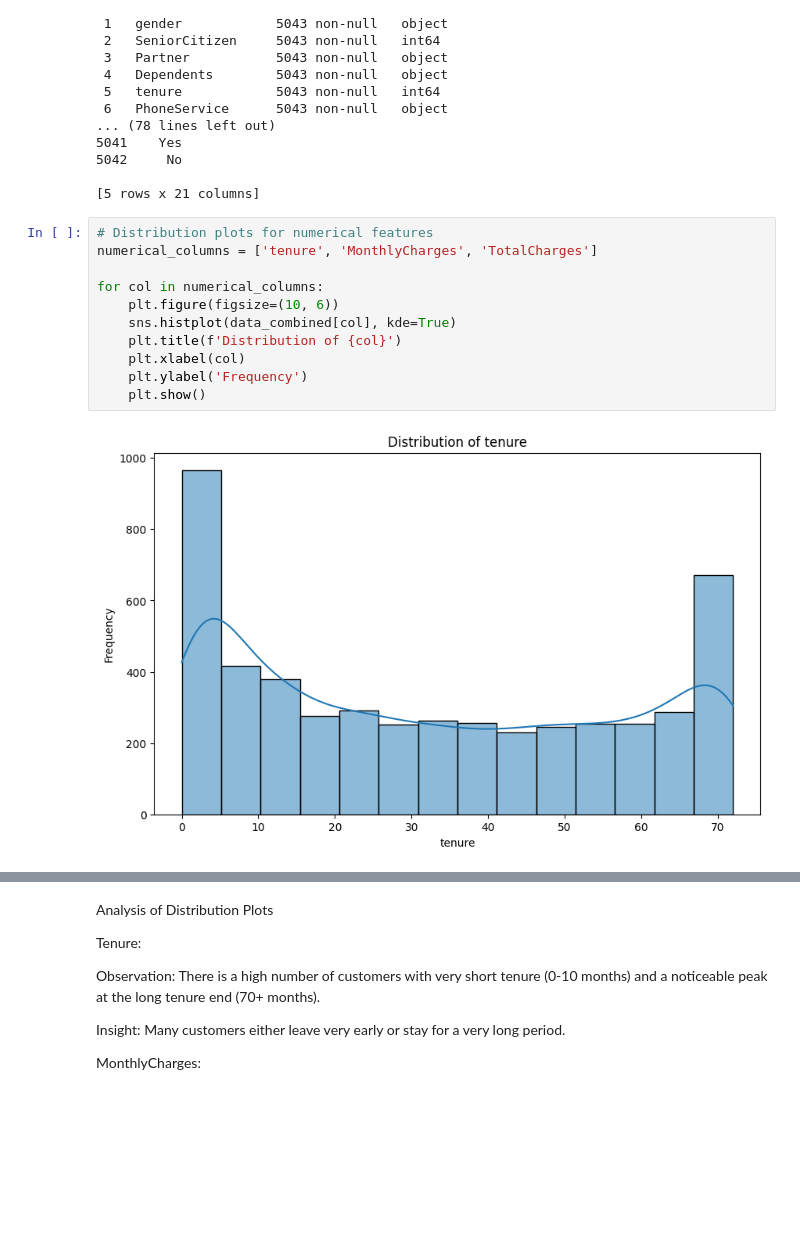
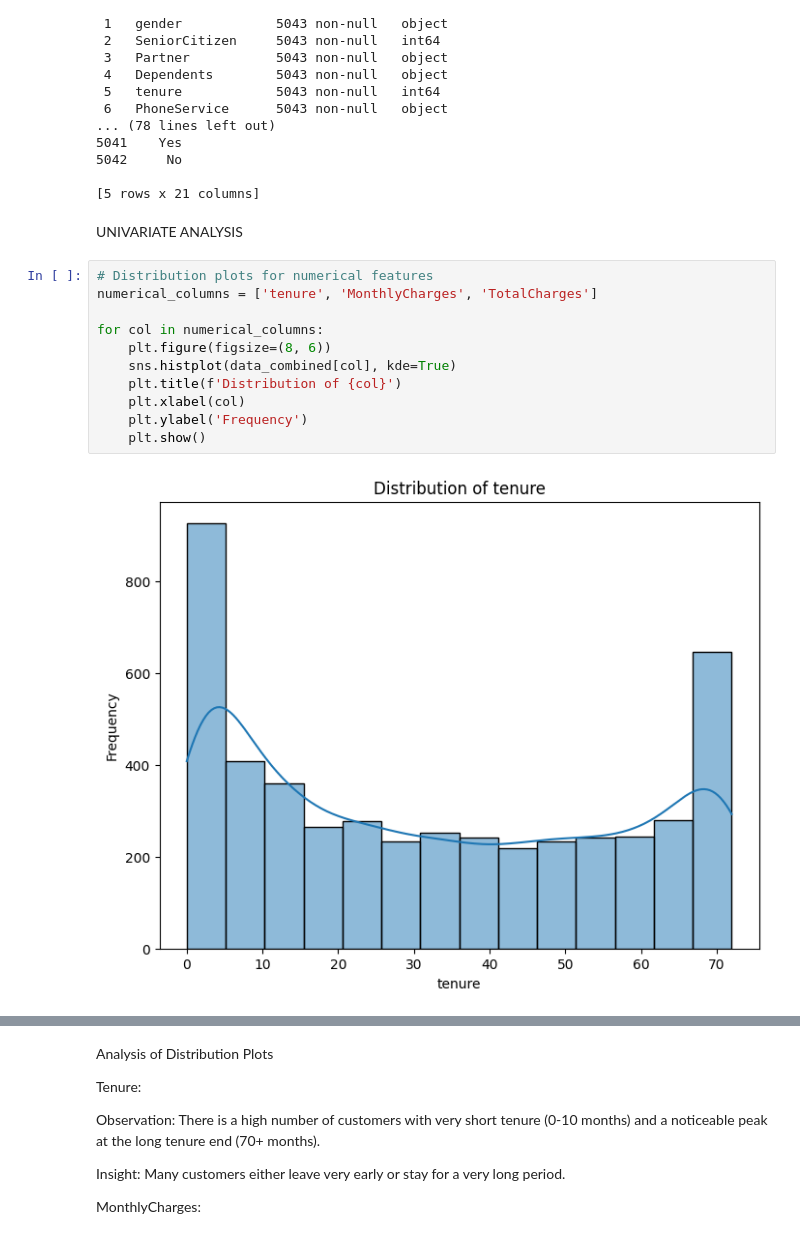
Before and after one commit to MillicentAgyir/LP2-Classification-Project, a Jupyter notebook: Notebooks/main.ipynb, the cells around one changed output, grey strips where cells are left out. Saved outputs shown, nothing was run; the diff lists cells and outputs as text; blank space fills up the shorter version.

```diff
--- a/Notebooks/main.ipynb
+++ b/Notebooks/main.ipynb
@@ -307,16 +307,18 @@ Data columns (total 21 columns):
 5042     No
 
 [5 rows x 21 columns]
+# %% [markdown]
+UNIVARIATE ANALYSIS
 # %%
 # Distribution plots for numerical features
 numerical_columns = ['tenure', 'MonthlyCharges', 'TotalCharges']
 
 for col in numerical_columns:
-    plt.figure(figsize=(10, 6))
+    plt.figure(figsize=(8, 6))
     sns.histplot(data_combined[col], kde=True)
     plt.title(f'Distribution of {col}')
     plt.xlabel(col)
     plt.ylabel('Frequency')
     plt.show()
 # %% [output]
-[figure, old version]
+[figure, new version]
```
Also changed, not shown: parts of 7 cells of this notebook.
